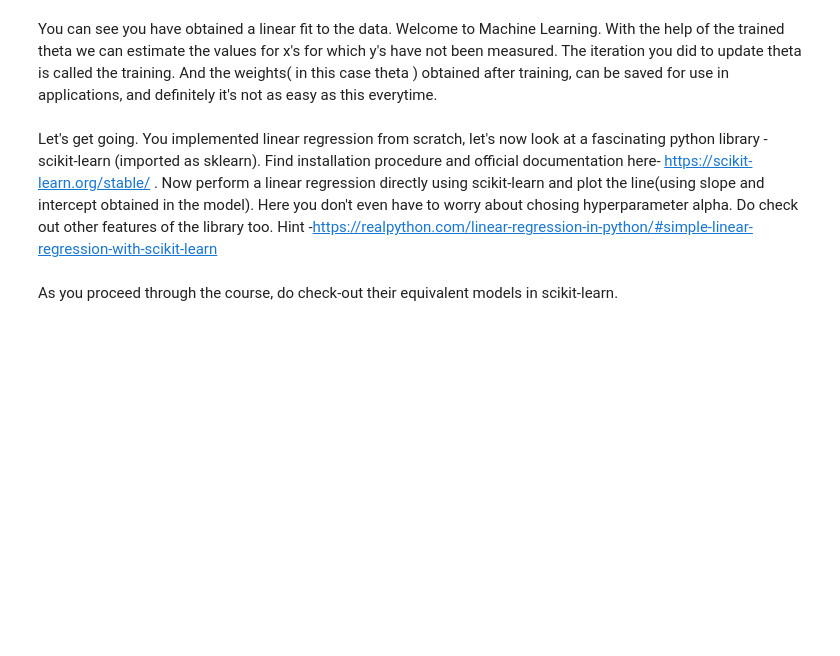
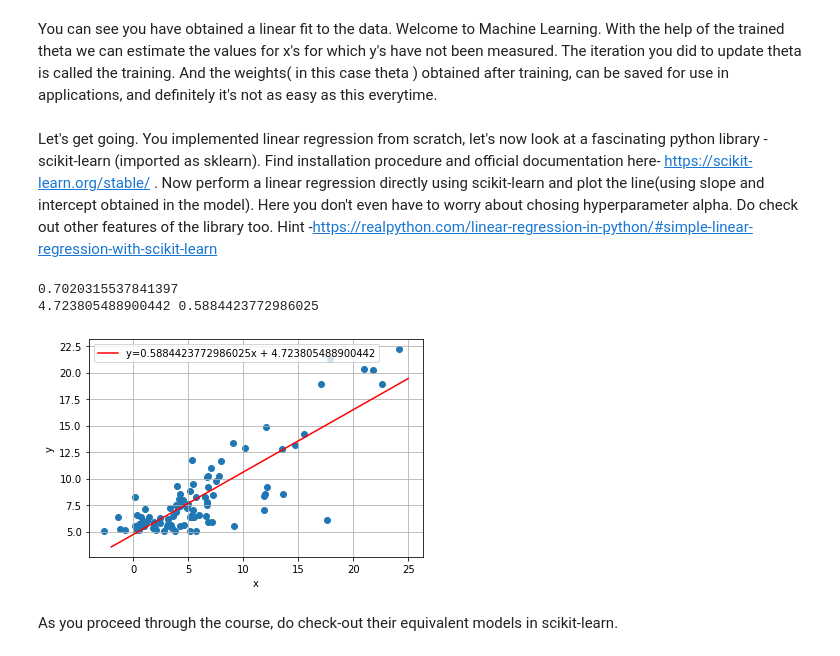
Before and after one commit to aka2910/hello-git, a Jupyter notebook: Assignment 2/Linear Regression.ipynb, the cells around one changed output. Cells and saved outputs as stored; diff of their text form; code cells hidden in the pictures; blank space fills up the shorter version.

```diff
--- a/Assignment 2/Linear Regression.ipynb
+++ b/Assignment 2/Linear Regression.ipynb
@@ -94,5 +92,25 @@ With the help of the trained theta we can estimate the values for x's for which
 Let's get going. You implemented linear regression from scratch, let's now look at a fascinating python library - scikit-learn (imported as sklearn). Find installation procedure and official documentation here- https://scikit-learn.org/stable/ . Now perform a linear regression directly using scikit-learn and plot the line(using slope and intercept obtained in the model). Here you don't even have to worry about chosing hyperparameter alpha. Do check out other features of the library too. Hint -https://realpython.com/linear-regression-in-python/#simple-linear-regression-with-scikit-learn
 # %%
 #implement linear regression using sklearn
+x=x.reshape(97,1)
+model = LinearRegression().fit(x, y[0])
+r_sq = model.score(x, y[0])
+print(r_sq)
+print(model.intercept_,model.coef_[0])
+xx = np.linspace(-2,25,1000)
+theta0=model.intercept_
+theta1=model.coef_[0]
+yy = theta1*xx+theta0
+plt.plot(xx, yy, '-r', label='y='+str(theta1)+'x + '+str(theta0))
+plt.xlabel('x')
+plt.ylabel('y')
+plt.legend(loc='upper left')
+plt.scatter(x,y)
+plt.grid()
+plt.show()
+# %% [output]
+0.7020315537841397
+4.723805488900442 0.5884423772986025
+[figure, added]
 # %% [markdown]
 As you proceed through the course, do check-out their equivalent models in scikit-learn.
```
Also changed, not shown: parts of 4 cells of this notebook.
